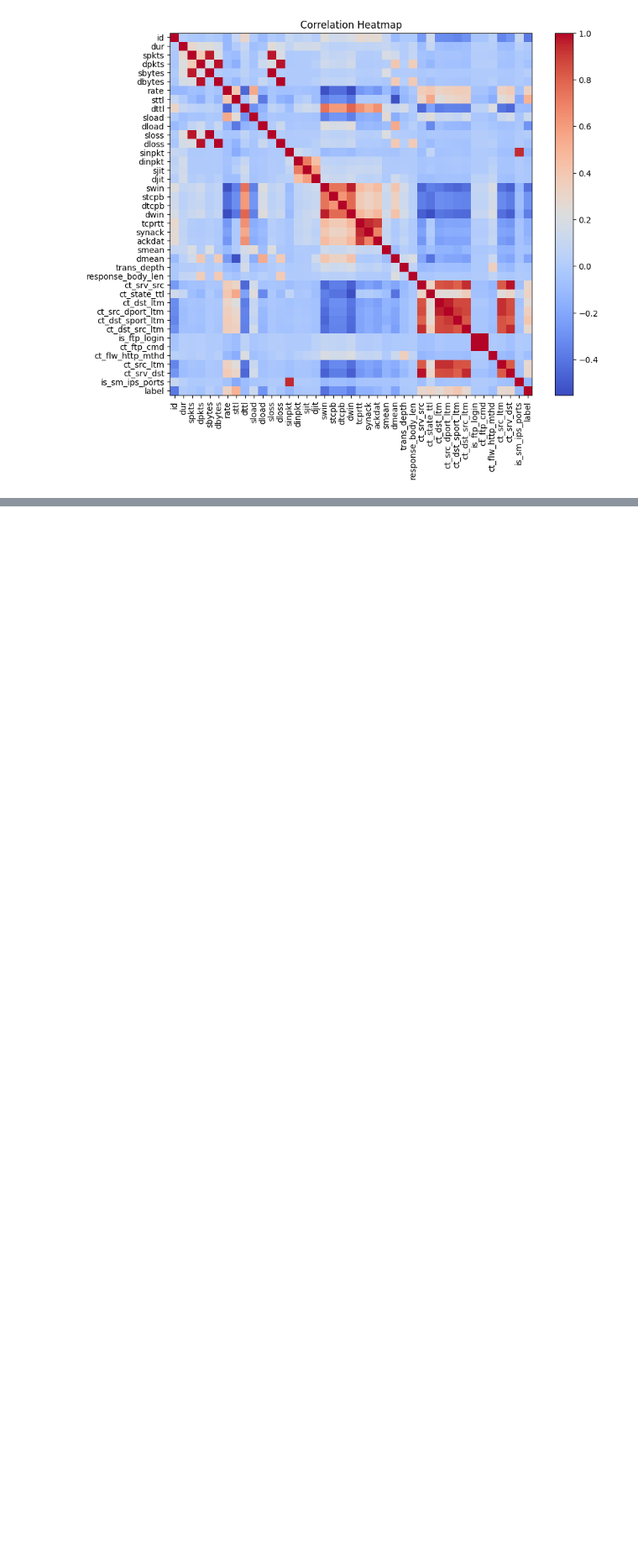
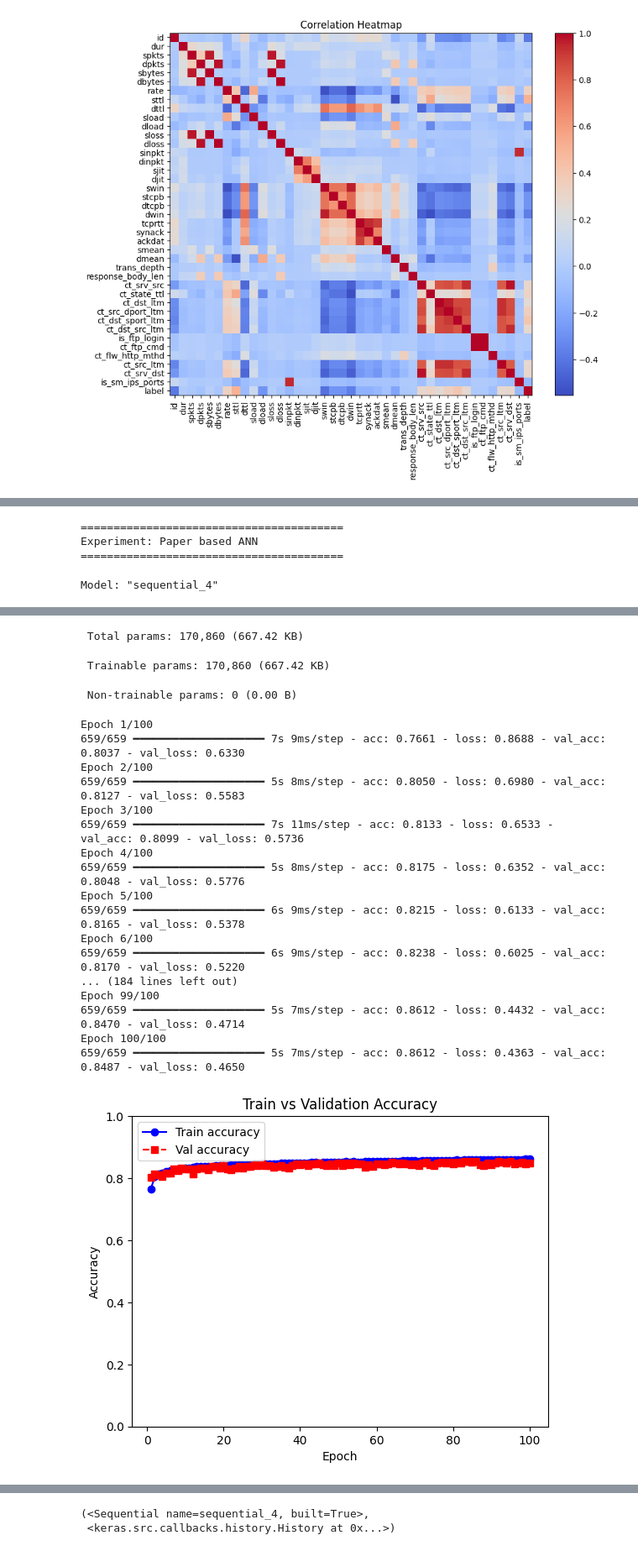
Before and after one commit to AntonioLanderos/deep_learning_ids, a Jupyter notebook: notebooks/unsw_nb15_multiclass_classification.ipynb, the cells around one changed output, grey strips where cells are left out. Shown at 84% size. Cells and saved outputs as stored; diff of their text form; code cells hidden in the pictures; blank space fills up the shorter version.

```diff
--- a/notebooks/unsw_nb15_multiclass_classification.ipynb
+++ b/notebooks/unsw_nb15_multiclass_classification.ipynb
@@ -165 +165,18 @@ def build_model(input_dim, num_classes):
+# %%
+def build_paper_ann_model(input_dim, num_classes):
+  model = Sequential([
+      Input(shape=(input_dim,)),
+      Dense(850, activation="relu"),
+      Dense(num_classes, activation="softmax")
+  ])
+
+  model.compile(
+      optimizer="adam",
+      loss="sparse_categorical_crossentropy",
+      metrics=["acc"]
+  )
+
+  model.summary()
+
+  return model
 # %%
@@ -305,0 +392,8 @@ Classification Report:
+# %%
+# Paper ANN based model
+run_experiment(train_df, test_df, build_paper_ann_model, "Paper based ANN", 100, 100)
+# %% [output]
+========================================
+Experiment: Paper based ANN
+========================================
+Model: "sequential_4"
@@ -305,0 +407,21 @@ Classification Report:
+ Total params: 170,860 (667.42 KB)
+ Trainable params: 170,860 (667.42 KB)
+ Non-trainable params: 0 (0.00 B)
+Epoch 1/100
+659/659 ━━━━━━━━━━━━━━━━━━━━ 7s 9ms/step - acc: 0.7661 - loss: 0.8688 - val_acc: 0.8037 - val_loss: 0.6330
+Epoch 2/100
+659/659 ━━━━━━━━━━━━━━━━━━━━ 5s 8ms/step - acc: 0.8050 - loss: 0.6980 - val_acc: 0.8127 - val_loss: 0.5583
+Epoch 3/100
+659/659 ━━━━━━━━━━━━━━━━━━━━ 7s 11ms/step - acc: 0.8133 - loss: 0.6533 - val_acc: 0.8099 - val_loss: 0.5736
+Epoch 4/100
+659/659 ━━━━━━━━━━━━━━━━━━━━ 5s 8ms/step - acc: 0.8175 - loss: 0.6352 - val_acc: 0.8048 - val_loss: 0.5776
+Epoch 5/100
+659/659 ━━━━━━━━━━━━━━━━━━━━ 6s 9ms/step - acc: 0.8215 - loss: 0.6133 - val_acc: 0.8165 - val_loss: 0.5378
+Epoch 6/100
+659/659 ━━━━━━━━━━━━━━━━━━━━ 6s 9ms/step - acc: 0.8238 - loss: 0.6025 - val_acc: 0.8170 - val_loss: 0.5220
+... (184 lines left out)
+Epoch 99/100
+659/659 ━━━━━━━━━━━━━━━━━━━━ 5s 7ms/step - acc: 0.8612 - loss: 0.4432 - val_acc: 0.8470 - val_loss: 0.4714
+Epoch 100/100
+659/659 ━━━━━━━━━━━━━━━━━━━━ 5s 7ms/step - acc: 0.8612 - loss: 0.4363 - val_acc: 0.8487 - val_loss: 0.4650
+[figure, added]
@@ -305,0 +447,2 @@ Classification Report:
+(<Sequential name=sequential_4, built=True>,
+ <keras.src.callbacks.history.History at 0x...>)
```
Also changed, not shown: parts of 10 cells of this notebook.
